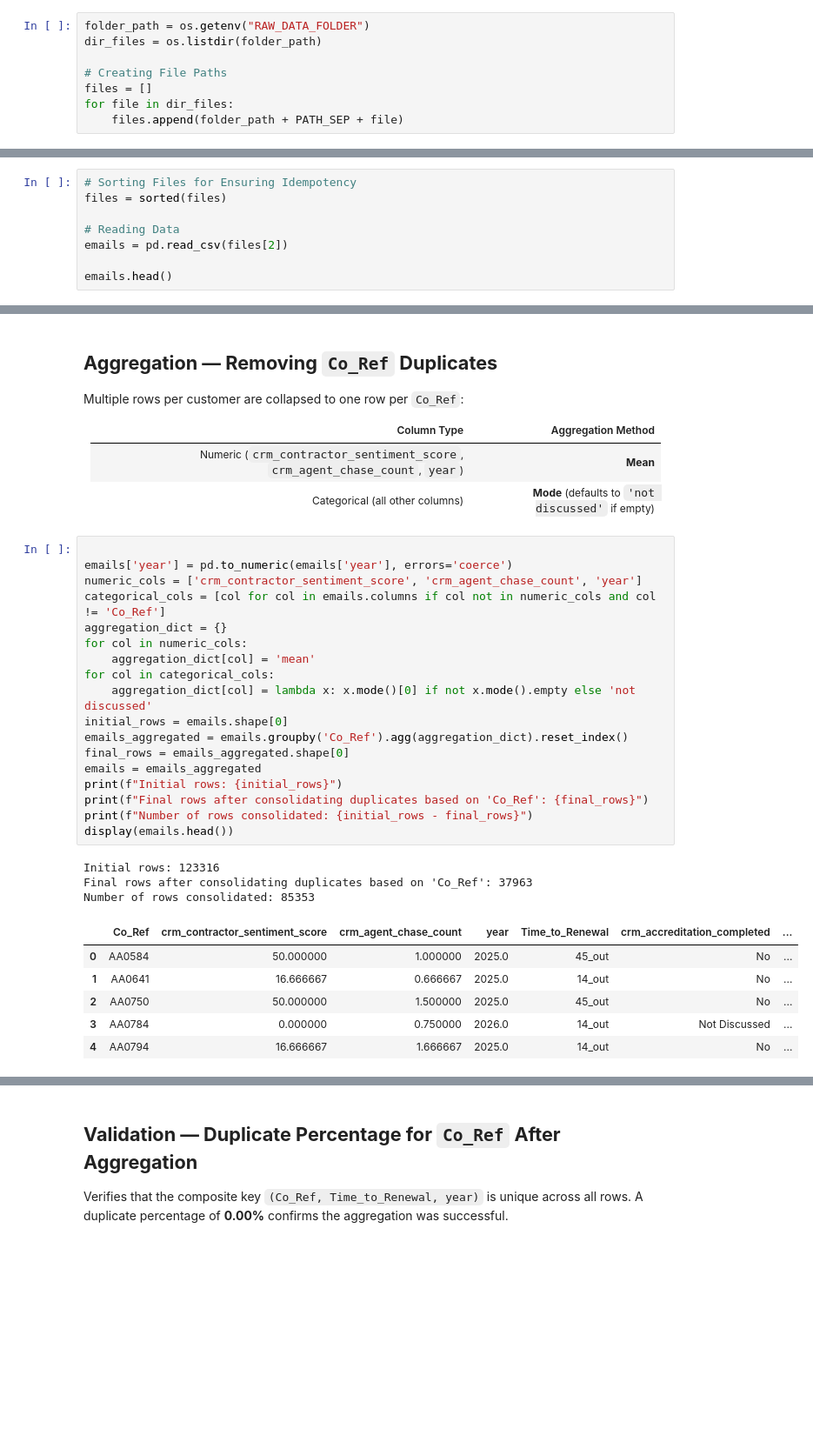
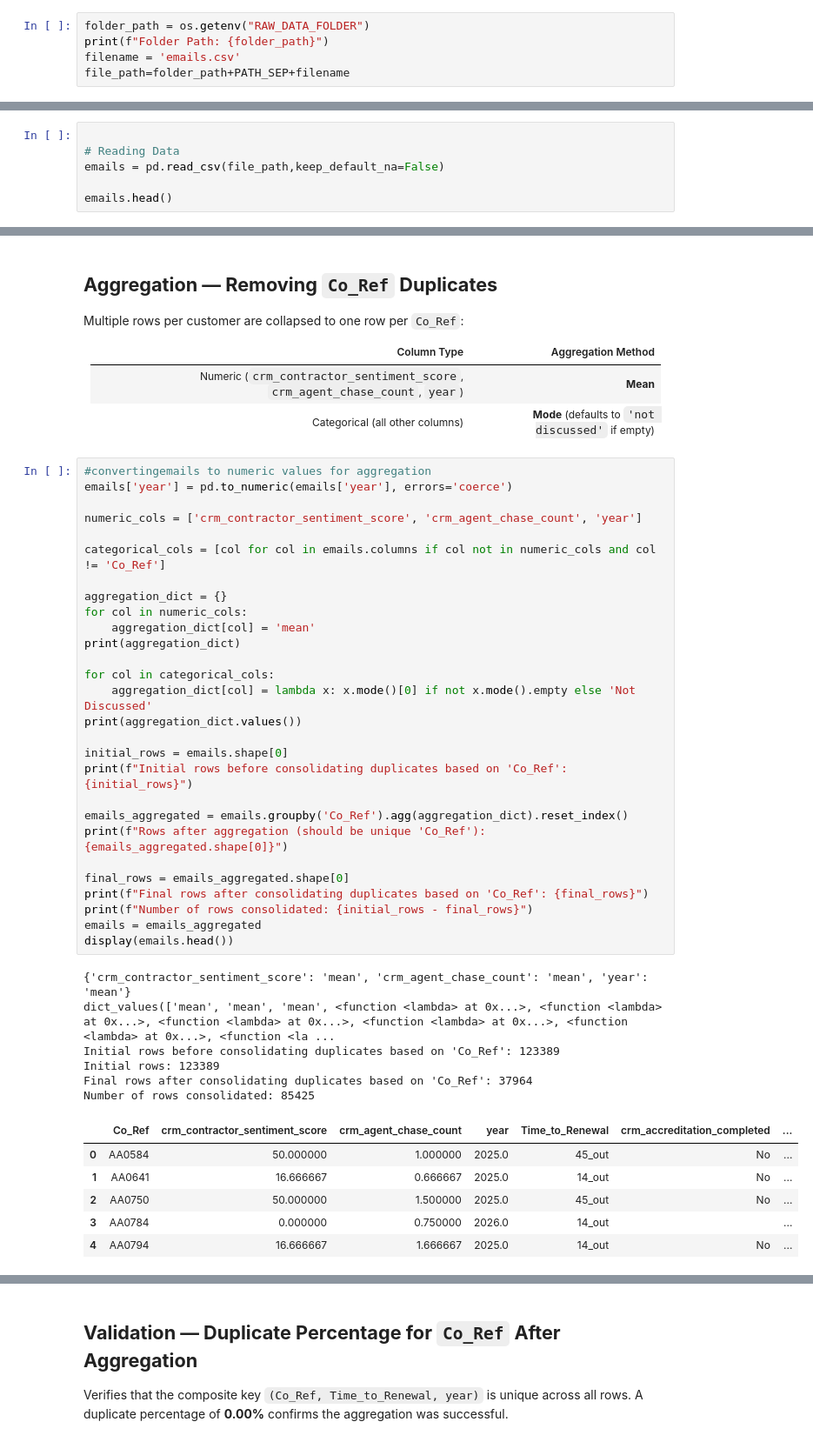
Before and after one commit to JacksonDivakarProjects/customer_renewal_analysis, a Jupyter notebook: notebooks/emails/01_emails_data_cleaning.ipynb, the cells around one changed output, grey strips where cells are left out. Shown at 87% size. Saved outputs shown, nothing was run; the diff lists cells and outputs as text; blank space fills up the shorter version.

Commit message:
Standardizing the Emails Data

```diff
--- a/notebooks/emails/01_emails_data_cleaning.ipynb
+++ b/notebooks/emails/01_emails_data_cleaning.ipynb
@@ -37,9 +31,6 @@ True
 ## **Reading Data**
 # %%
 folder_path = os.getenv("RAW_DATA_FOLDER")
-dir_files = os.listdir(folder_path)
-
-# Creating File Paths
-files = []
-for file in dir_files:
-    files.append(folder_path + PATH_SEP + file)
+print(f"Folder Path: {folder_path}")
+filename = 'emails.csv'
+file_path=folder_path+PATH_SEP+filename
@@ -46,11 +39,9 @@ for file in dir_files:
 # %% [markdown]
 *Extracting the path from the location*
 # %%
-# Sorting Files for Ensuring Idempotency
-files = sorted(files)
 
 # Reading Data
-emails = pd.read_csv(files[2])
+emails = pd.read_csv(file_path,keep_default_na=False)
 
 emails.head()
 # %% [output]
@@ -367,32 +358,45 @@ Multiple rows per customer are collapsed to one row per `Co_Ref`:
 | Numeric (`crm_contractor_sentiment_score`, `crm_agent_chase_count`, `year`) | **Mean** |
 | Categorical (all other columns) | **Mode** (defaults to `'not discussed'` if empty) |
 # %%
+#convertingemails to numeric values for aggregation
+emails['year'] = pd.to_numeric(emails['year'], errors='coerce')
 
-emails['year'] = pd.to_numeric(emails['year'], errors='coerce')
 numeric_cols = ['crm_contractor_sentiment_score', 'crm_agent_chase_count', 'year']
+
 categorical_cols = [col for col in emails.columns if col not in numeric_cols and col != 'Co_Ref']
+
 aggregation_dict = {}
 for col in numeric_cols:
     aggregation_dict[col] = 'mean'
+print(aggregation_dict)
+
 for col in categorical_cols:
-    aggregation_dict[col] = lambda x: x.mode()[0] if not x.mode().empty else 'not discussed'
+    aggregation_dict[col] = lambda x: x.mode()[0] if not x.mode().empty else 'Not Discussed'
+print(aggregation_dict.values())
+
 initial_rows = emails.shape[0]
+print(f"Initial rows before consolidating duplicates based on 'Co_Ref': {initial_rows}")
+
 emails_aggregated = emails.groupby('Co_Ref').agg(aggregation_dict).reset_index()
+print(f"Rows after aggregation (should be unique 'Co_Ref'): {emails_aggregated.shape[0]}")
+
 final_rows = emails_aggregated.shape[0]
-emails = emails_aggregated
-print(f"Initial rows: {initial_rows}")
 print(f"Final rows after consolidating duplicates based on 'Co_Ref': {final_rows}")
 print(f"Number of rows consolidated: {initial_rows - final_rows}")
+emails = emails_aggregated
 display(emails.head())
 # %% [output]
-Initial rows: 123316
-Final rows after consolidating duplicates based on 'Co_Ref': 37963
-Number of rows consolidated: 85353
+{'crm_contractor_sentiment_score': 'mean', 'crm_agent_chase_count': 'mean', 'year': 'mean'}
+dict_values(['mean', 'mean', 'mean', <function <lambda> at 0x...>, <function <lambda> at 0x...>, <function <lambda> at 0x...>, <function <lambda> at 0x...>, <function <lambda> at 0x...>, <function <la ...
+Initial rows before consolidating duplicates based on 'Co_Ref': 123389
+Initial rows: 123389
+Final rows after consolidating duplicates based on 'Co_Ref': 37964
+Number of rows consolidated: 85425
 |  | Co_Ref | crm_contractor_sentiment_score | crm_agent_chase_count | year | Time_to_Renewal | crm_accreditation_completed | ... |
 | 0 | AA0584 | 50.000000 | 1.000000 | 2025.0 | 45_out | No | ... |
 | 1 | AA0641 | 16.666667 | 0.666667 | 2025.0 | 14_out | No | ... |
 | 2 | AA0750 | 50.000000 | 1.500000 | 2025.0 | 45_out | No | ... |
-| 3 | AA0784 | 0.000000 | 0.750000 | 2026.0 | 14_out | Not Discussed | ... |
+| 3 | AA0784 | 0.000000 | 0.750000 | 2026.0 | 14_out |  | ... |
 | 4 | AA0794 | 16.666667 | 1.666667 | 2025.0 | 14_out | No | ... |
 5 rows × 27 columns
 # %% [markdown]
```
Also changed, not shown: parts of 4 cells of this notebook, 1 other file.
